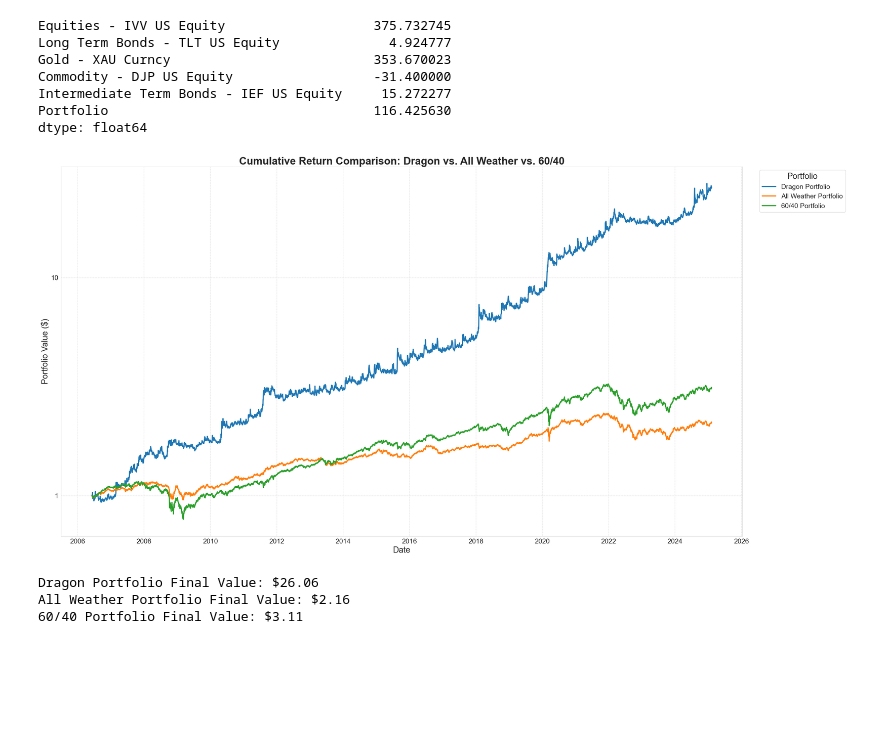
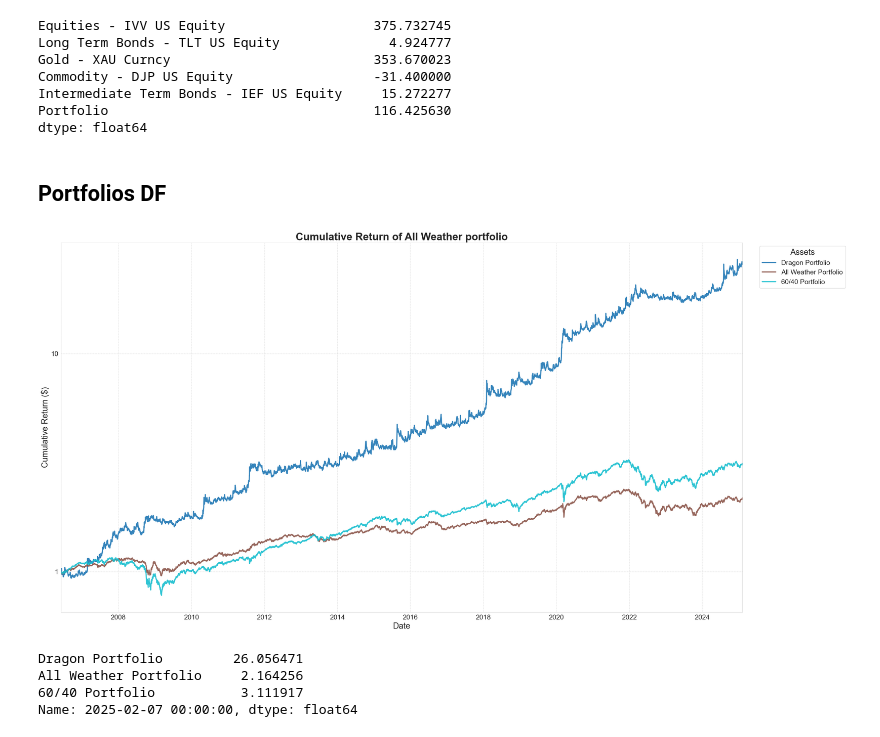
Before and after one commit to tommattoo/Dragon-Portfolio, a Jupyter notebook: dragon-portfolio.ipynb, the cells around one changed output. Cells and saved outputs as stored; diff of their text form; code cells hidden in the pictures; blank space fills up the shorter version.

```diff
--- a/dragon-portfolio.ipynb
+++ b/dragon-portfolio.ipynb
@@ -703,58 +703,57 @@ Commodity - DJP US Equity                  -31.400000
 Intermediate Term Bonds - IEF US Equity     15.272277
 Portfolio                                  116.425630
 dtype: float64
+# %% [markdown]
+## Portfolios DF
+# %%
+#create a portfolios_df which is a df that contains the portfolio column from the percentage_return_df, percentage_return_all_weather and percentage_return_60_40
+portfolios_df = pd.DataFrame({
+    "Dragon Portfolio": percentage_return_df["Portfolio"],
+    "All Weather Portfolio": percentage_return_all_weather["Portfolio"],
+    "60/40 Portfolio": percentage_return_60_40["Portfolio"]
+})
 # %%
 # Set Seaborn style
 sns.set_style("whitegrid")
 
-# Compute cumulative portfolio values using only the "Portfolio" column
-cumulative_dragon = (1 + percentage_return_df["Portfolio"]).cumprod()
-cumulative_all_weather = (1 + percentage_return_all_weather["Portfolio"]).cumprod()
-cumulative_60_40 = (1 + percentage_return_60_40["Portfolio"]).cumprod()
-
-# Figure setup
+# Figure size
 fig, ax = plt.subplots(figsize=(30, 15))
 
-# Plot only the "Portfolio" column for each dataset
-ax.plot(cumulative_dragon, label="Dragon Portfolio", linewidth=3)
-ax.plot(cumulative_all_weather, label="All Weather Portfolio", linewidth=3)
-ax.plot(cumulative_60_40, label="60/40 Portfolio", linewidth=3)
+# Cumulative returns (starting from $1)
+cumulative_returns = (1 * (1 + portfolios_df).cumprod())
 
-# Titles and labels
-ax.set_title("Cumulative Return Comparison: Dragon vs. All Weather vs. 60/40", fontsize=28, fontweight='bold')
-ax.set_ylabel("Portfolio Value ($)", fontsize=22)
+# Plot
+cumulative_returns.plot(ax=ax, linewidth=3, cmap="tab10", alpha=0.9)
+
+# Title and labels
+ax.set_title("Cumulative Return of All Weather portfolio", fontsize=28, fontweight='bold')
+ax.set_ylabel("Cumulative Return ($)", fontsize=22)
 ax.set_xlabel("Date", fontsize=22)
 
-# Use log scale for y-axis
-ax.set_yscale("log")
-ax.yaxis.set_major_locator(ticker.LogLocator(base=10.0, numticks=10))
-ax.yaxis.set_major_formatter(ticker.FormatStrFormatter("%.0f"))
+# Improved Y-axis tick formatting (for log scale)
+ax.set_yscale("log")  # Keep the log scale
+ax.yaxis.set_major_locator(ticker.LogLocator(base=10.0, numticks=10)) # Adjust numticks as needed
+ax.yaxis.set_major_formatter(ticker.FormatStrFormatter("%.0f")) # Format as integers
 
-# Improve tick size
+# Increase tick sizes
 ax.tick_params(axis="both", labelsize=18)
 
-# Legend
-ax.legend(title="Portfolio", bbox_to_anchor=(1.02, 1), loc="upper left", fontsize=18, title_fontsize=22)
+# Legend outside the plot
+ax.legend(title="Assets", bbox_to_anchor=(1.02, 1), loc="upper left", fontsize=18, title_fontsize=22)
 
 # Grid
 ax.grid(True, linestyle="--", alpha=0.7)
 
 # Show plot
-plt.tight_layout()
+plt.tight_layout() # Adjust layout to prevent labels from overlapping
 plt.show()
+#print the final value of the comulative return for each asset
+final_value = cumulative_returns.iloc[-1]
 
-# Print final portfolio values
-final_values = {
-    "Dragon Portfolio": cumulative_dragon.iloc[-1],
-    "All Weather Portfolio": cumulative_all_weather.iloc[-1],
-    "60/40 Portfolio": cumulative_60_40.iloc[-1]
-}
-
-# Print final values for easy comparison
-for portfolio, value in final_values.items():
-    print(f"{portfolio} Final Value: ${value:,.2f}")
+final_value
 # %% [output]
-[figure, old version]
+[figure, new version]
-Dragon Portfolio Final Value: $26.06
-All Weather Portfolio Final Value: $2.16
-60/40 Portfolio Final Value: $3.11
+Dragon Portfolio         26.056471
+All Weather Portfolio     2.164256
+60/40 Portfolio           3.111917
+Name: 2025-02-07 00:00:00, dtype: float64
```
Also changed, not shown: parts of 2 cells of this notebook.
